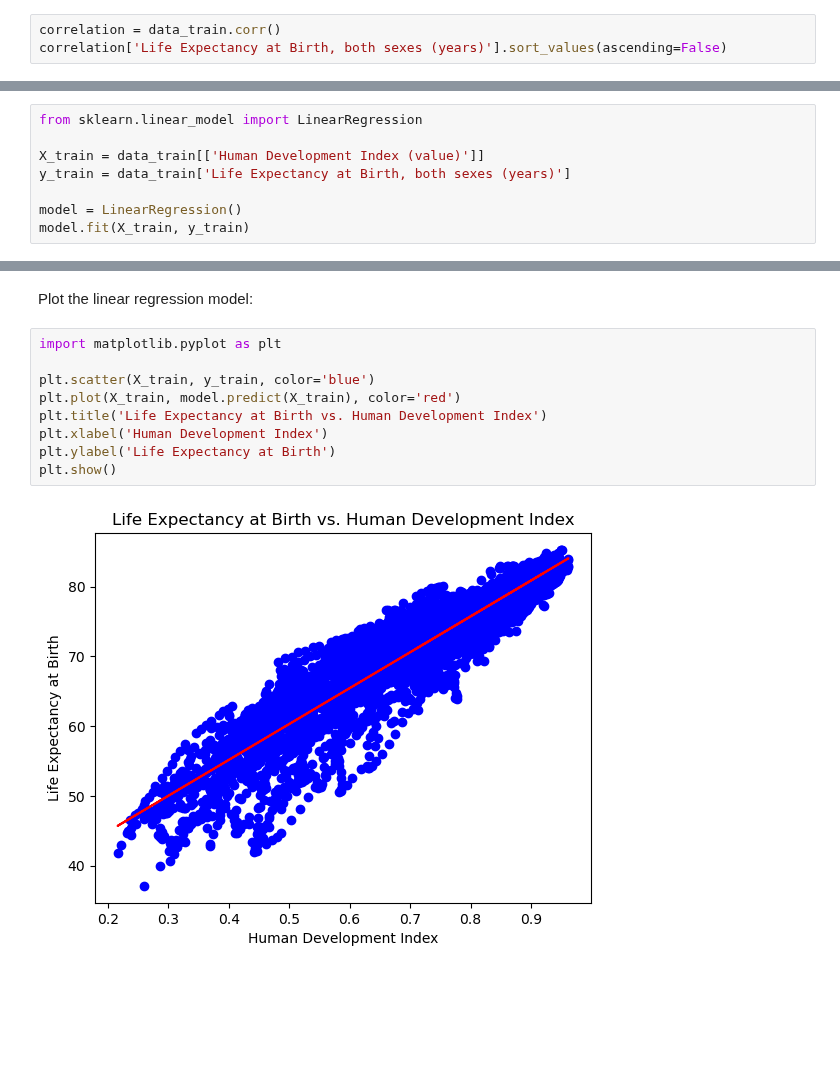
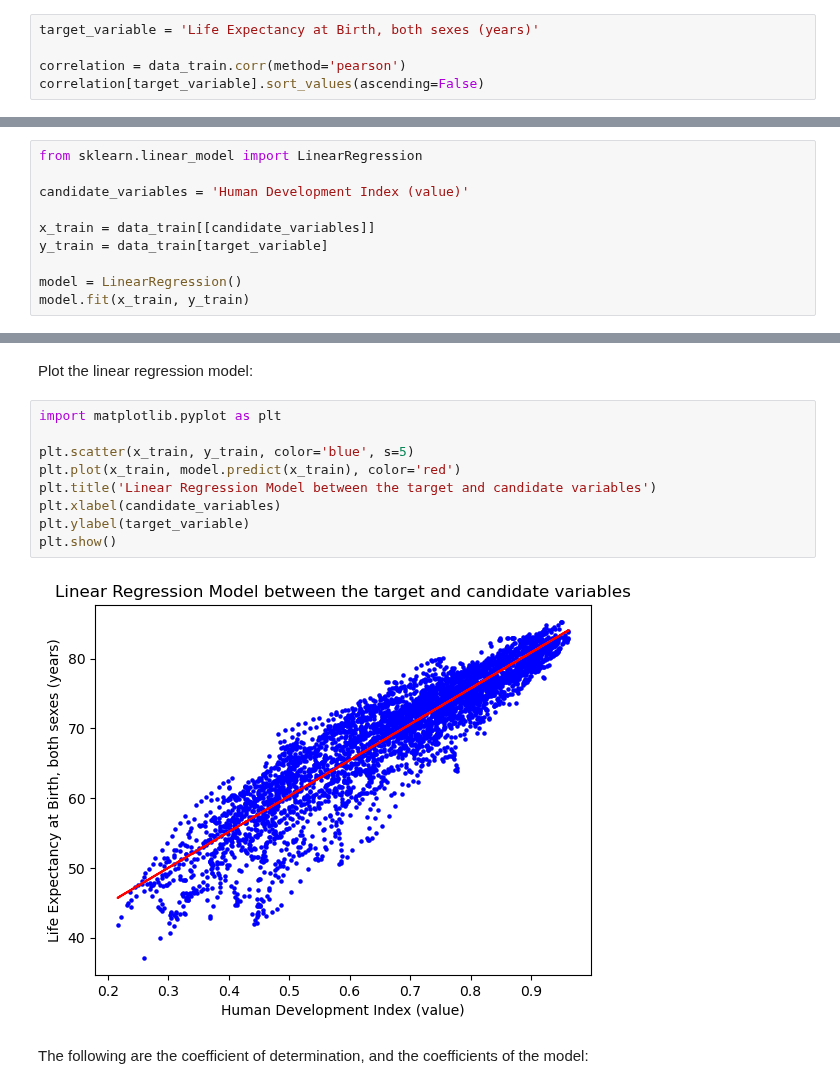
Before and after one commit to GiacomoGuidotto/DAT565, a Jupyter notebook: assignment-4/assignment-4.ipynb, the cells around one changed output, grey strips where cells are left out. Saved outputs shown, nothing was run; the diff lists cells and outputs as text; blank space fills up the shorter version.

```diff
--- a/assignment-4/assignment-4.ipynb
+++ b/assignment-4/assignment-4.ipynb
@@ -37,8 +21,10 @@ data_train
 # %% [markdown]
 Identify the variables with the strongest relationship with the target variable `Life Expectancy at Birth, both sexes (years)` using the Pearson correlation coefficient:
 # %%
-correlation = data_train.corr()
-correlation['Life Expectancy at Birth, both sexes (years)'].sort_values(ascending=False)
+target_variable = 'Life Expectancy at Birth, both sexes (years)'
+
+correlation = data_train.corr(method='pearson')
+correlation[target_variable].sort_values(ascending=False)
 # %% [output]
 Life Expectancy at Birth, both sexes (years)                                       1.000000
 Human Development Index (value)                                                    0.918341
@@ -62,11 +48,13 @@ Construct a linear regression model using the variable with the strongest relati
 # %%
 from sklearn.linear_model import LinearRegression
 
-X_train = data_train[['Human Development Index (value)']]
-y_train = data_train['Life Expectancy at Birth, both sexes (years)']
+candidate_variables = 'Human Development Index (value)'
+
+x_train = data_train[[candidate_variables]]
+y_train = data_train[target_variable]
 
 model = LinearRegression()
-model.fit(X_train, y_train)
+model.fit(x_train, y_train)
 # %% [output]
 LinearRegression()
 # %% [markdown]
@@ -74,11 +62,13 @@ Plot the linear regression model:
 # %%
 import matplotlib.pyplot as plt
 
-plt.scatter(X_train, y_train, color='blue')
-plt.plot(X_train, model.predict(X_train), color='red')
-plt.title('Life Expectancy at Birth vs. Human Development Index')
-plt.xlabel('Human Development Index')
-plt.ylabel('Life Expectancy at Birth')
+plt.scatter(x_train, y_train, color='blue', s=5)
+plt.plot(x_train, model.predict(x_train), color='red')
+plt.title('Linear Regression Model between the target and candidate variables')
+plt.xlabel(candidate_variables)
+plt.ylabel(target_variable)
 plt.show()
 # %% [output]
-[figure, old version]
+[figure, new version]
+# %% [markdown]
+The following are the coefficient of determination, and the coefficients of the model:
```
Also changed, not shown: parts of 15 cells of this notebook.
